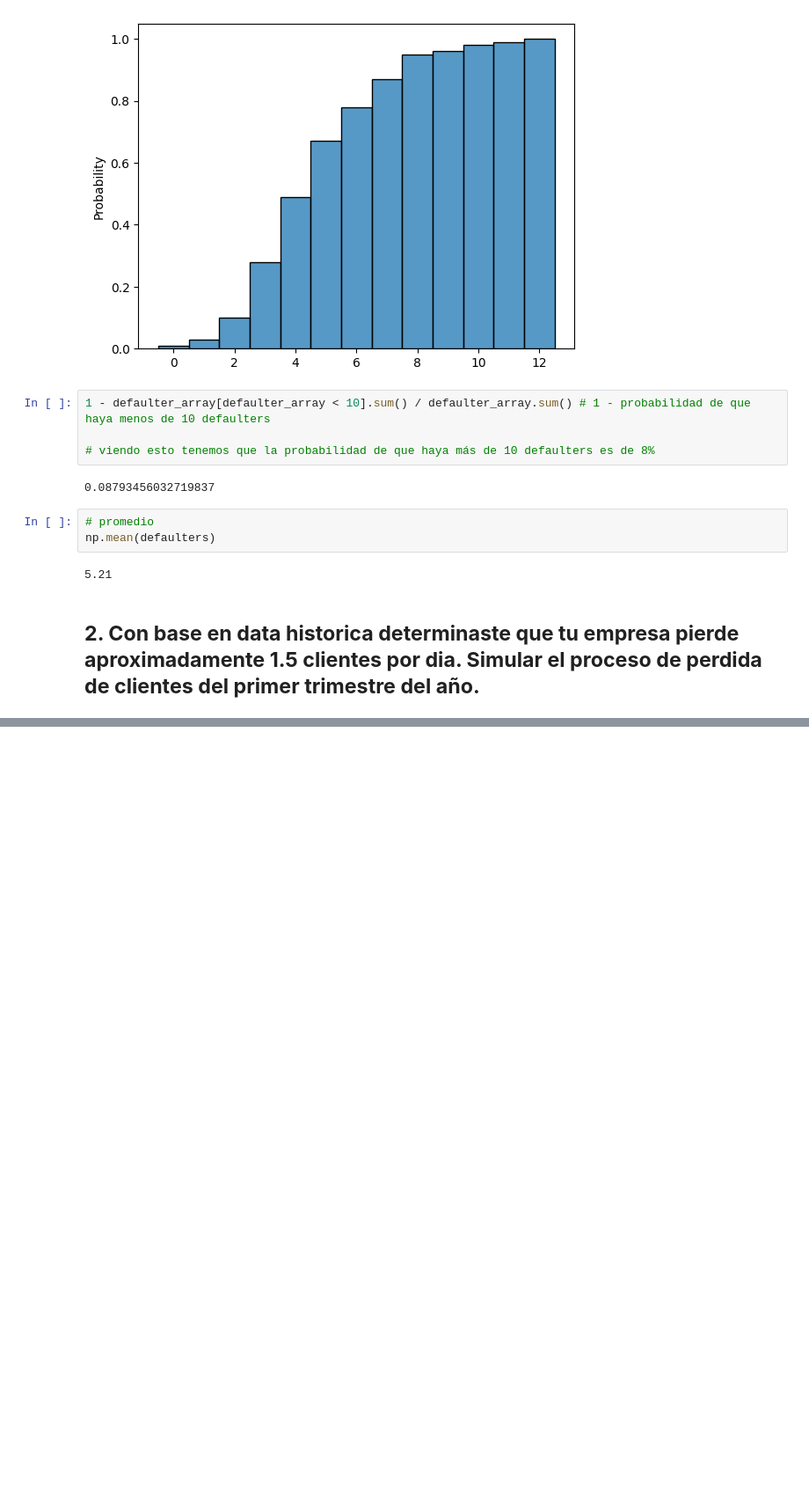
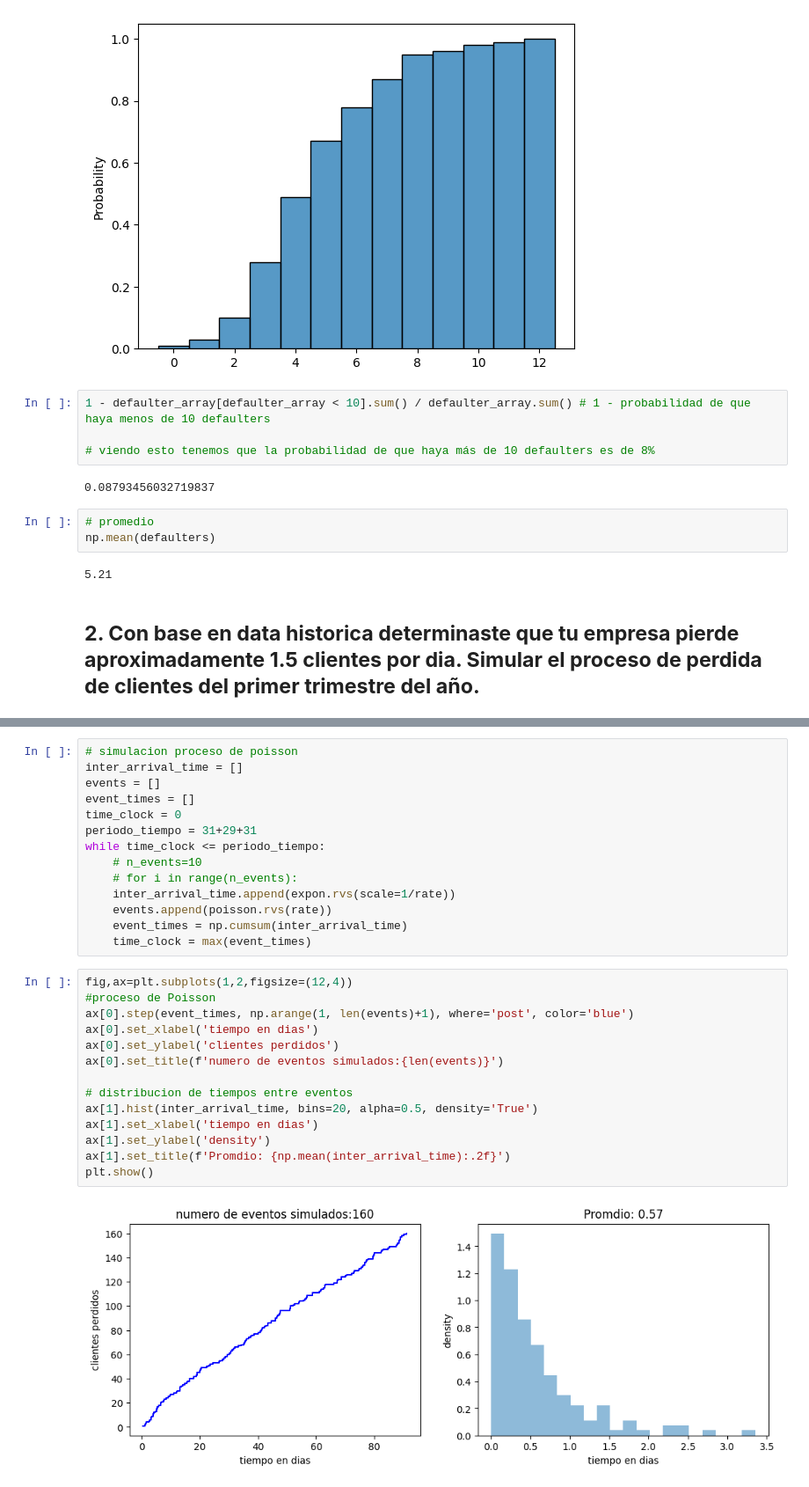
Before and after one commit to Lemito66/Maestria, a Jupyter notebook: Analisis_de_Riesgos/poisson_y_bernoulli/4_problemas_practicos.ipynb, the cells around one changed output, grey strips where cells are left out. Shown at 88% size. Cells and saved outputs as stored; diff of their text form; blank space fills up the shorter version.

```diff
--- a/Analisis_de_Riesgos/poisson_y_bernoulli/4_problemas_practicos.ipynb
+++ b/Analisis_de_Riesgos/poisson_y_bernoulli/4_problemas_practicos.ipynb
@@ -51,0 +63,30 @@ np.mean(defaulters)
+# %%
+# simulacion proceso de poisson
+inter_arrival_time = []
+events = []
+event_times = []
+time_clock = 0
+periodo_tiempo = 31+29+31
+while time_clock <= periodo_tiempo:
+    # n_events=10
+    # for i in range(n_events):
+    inter_arrival_time.append(expon.rvs(scale=1/rate))
+    events.append(poisson.rvs(rate))
+    event_times = np.cumsum(inter_arrival_time)
+    time_clock = max(event_times)
+# %%
+fig,ax=plt.subplots(1,2,figsize=(12,4))
+#proceso de Poisson
+ax[0].step(event_times, np.arange(1, len(events)+1), where='post', color='blue')
+ax[0].set_xlabel('tiempo en dias')
+ax[0].set_ylabel('clientes perdidos')
+ax[0].set_title(f'numero de eventos simulados:{len(events)}')
+
+# distribucion de tiempos entre eventos
+ax[1].hist(inter_arrival_time, bins=20, alpha=0.5, density='True')
+ax[1].set_xlabel('tiempo en dias')
+ax[1].set_ylabel('density')
+ax[1].set_title(f'Promdio: {np.mean(inter_arrival_time):.2f}')
+plt.show()
+# %% [output]
+[figure, added]
```
Also changed, not shown: parts of 3 cells of this notebook.
